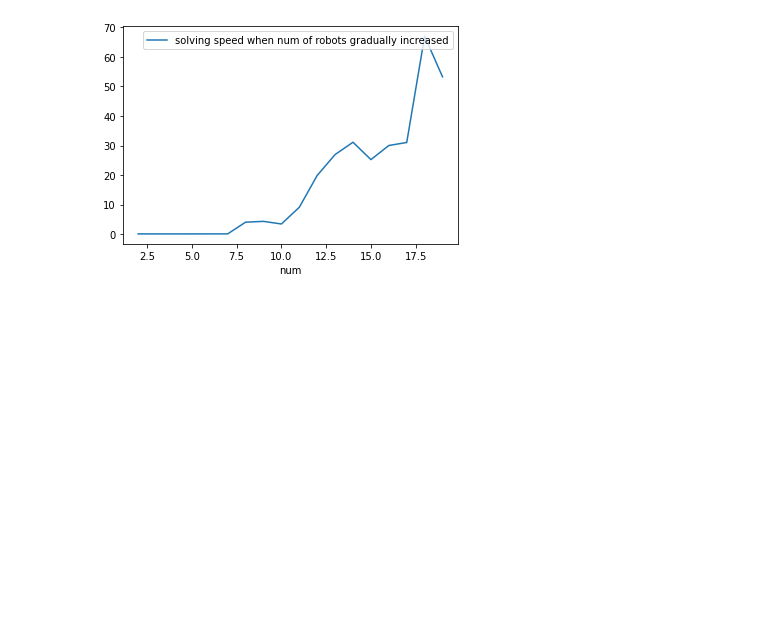
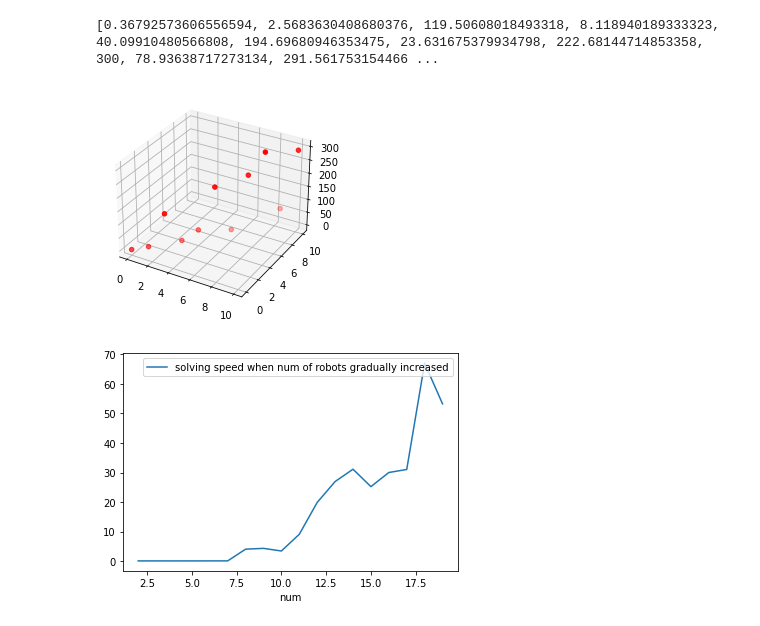
Before and after one commit to Philomena892/AndreevMoek, a Jupyter notebook: CBS/dataAnalysis.ipynb, the cells around one changed output. Cells and saved outputs as stored; diff of their text form; code cells hidden in the pictures; blank space fills up the shorter version.

```diff
--- a/CBS/dataAnalysis.ipynb
+++ b/CBS/dataAnalysis.ipynb
@@ -174,3 +210,26 @@ plt.show()
+# %%
+#[mean[:3],mean[3:6],mean[6:9],mean[9:].append(300)],[5,6,7,8]; [mean[::3],mean[1::3],mean[2::3].append(300)]
+
+# importing mplot3d toolkits
+from mpl_toolkits import mplot3d
+
+fig = plt.figure()
+
+# syntax for 3-D projection
+ax = plt.axes(projection ='3d')
+# defining axes
+z = mean
+x = range(11)
+y = x
+print(z)
+
+
+ax.scatter(x, y, z, c="red")
+
+plt.show()
+# %% [output]
+[0.36792573606556594, 2.5683630408680376, 119.50608018493318, 8.118940189333323, 40.09910480566808, 194.69680946353475, 23.631675379934798, 222.68144714853358, 300, 78.93638717273134, 291.561753154466 ...
+[figure, added]
 # %%
 # plotting the data from incrementally increasing num of robots
 
```
Also changed, not shown: parts of 6 cells of this notebook.
